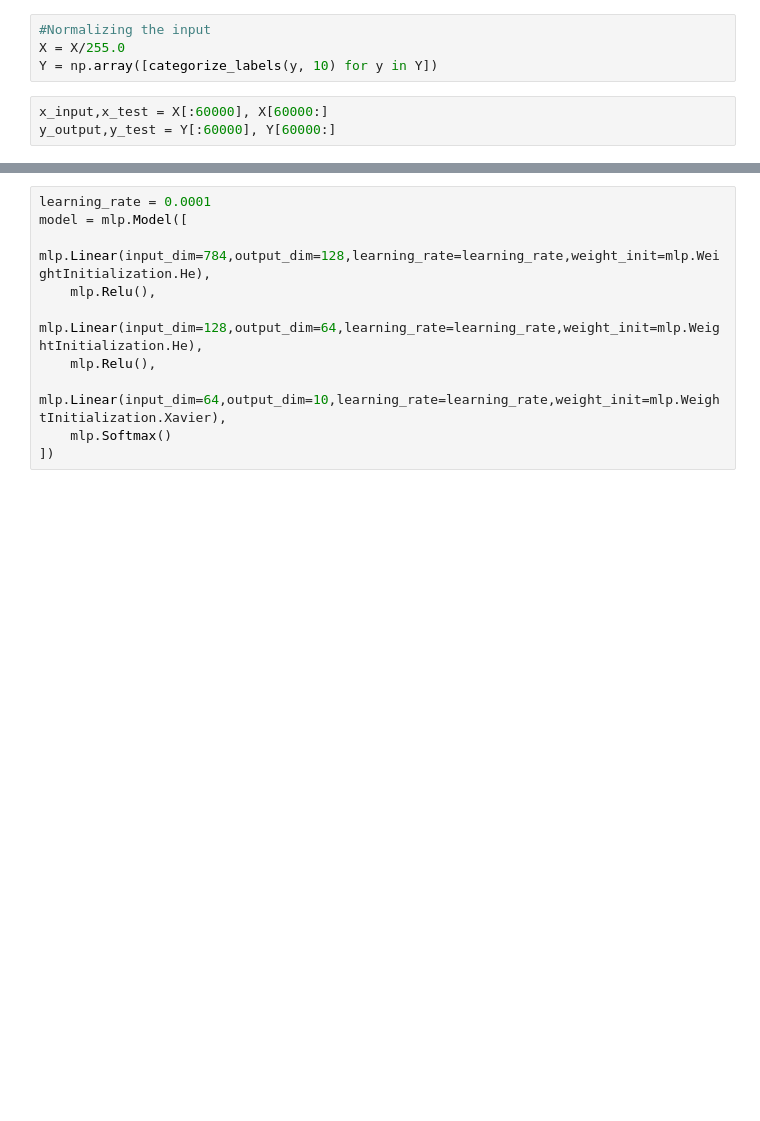
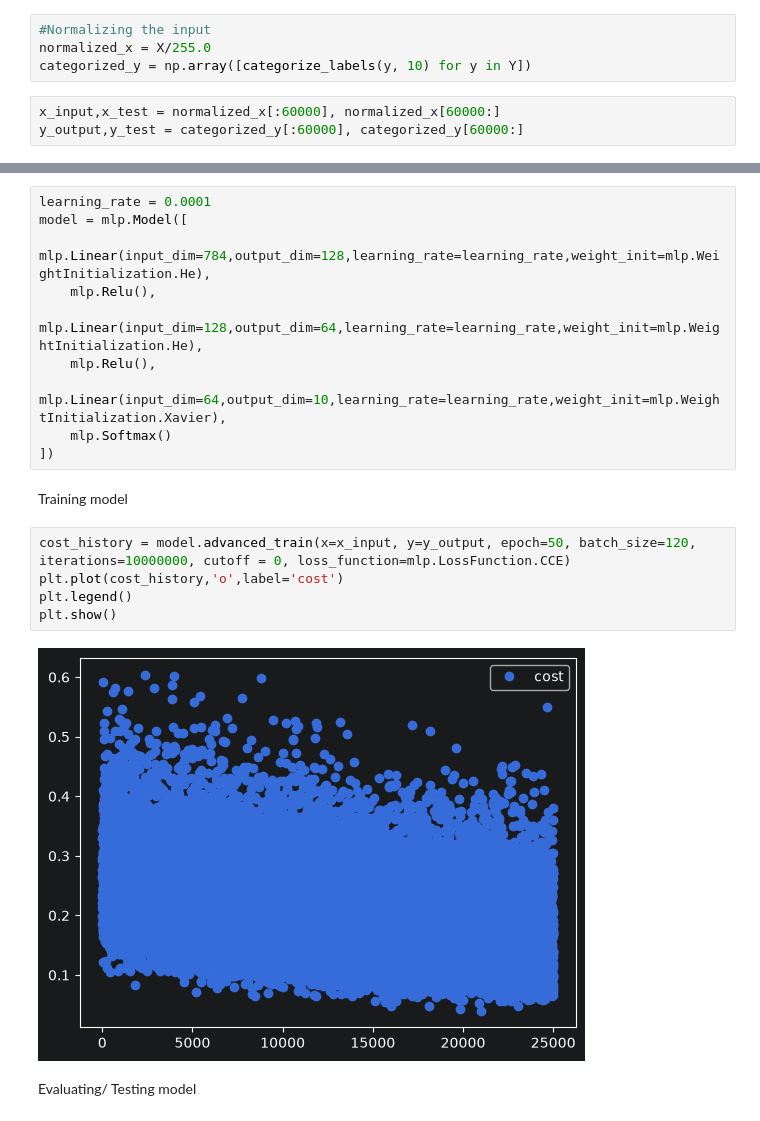
Before and after one commit to S-M-production/Reinforcement-Learning-Basics, a Jupyter notebook: notebooks/training/mnist_training.ipynb, the cells around one changed output, grey strips where cells are left out. Cells and saved outputs as stored; diff of their text form; blank space fills up the shorter version.

Commit message:
Trained neural network on MNIST and it worked, 95% accuracy

```diff
--- a/notebooks/training/mnist_training.ipynb
+++ b/notebooks/training/mnist_training.ipynb
@@ -35,10 +35,10 @@ print(y_output)
 # %%
 #Normalizing the input
-X = X/255.0
-Y = np.array([categorize_labels(y, 10) for y in Y])
+normalized_x = X/255.0
+categorized_y = np.array([categorize_labels(y, 10) for y in Y])
 # %%
-x_input,x_test = X[:60000], X[60000:]
-y_output,y_test = Y[:60000], Y[60000:]
+x_input,x_test = normalized_x[:60000], normalized_x[60000:]
+y_output,y_test = categorized_y[:60000], categorized_y[60000:]
 # %% [markdown]
 Creating model
 # %%
@@ -51,3 +51,14 @@ model = mlp.Model([
     mlp.Linear(input_dim=64,output_dim=10,learning_rate=learning_rate,weight_init=mlp.WeightInitialization.Xavier),
     mlp.Softmax()
 ])
+# %% [markdown]
+Training model
+# %%
+cost_history = model.advanced_train(x=x_input, y=y_output, epoch=50, batch_size=120, iterations=10000000, cutoff = 0, loss_function=mlp.LossFunction.CCE)
+plt.plot(cost_history,'o',label='cost')
+plt.legend()
+plt.show()
+# %% [output]
+[figure, added]
+# %% [markdown]
+Evaluating/ Testing model
```
Also changed, not shown: parts of 3 cells of this notebook.
